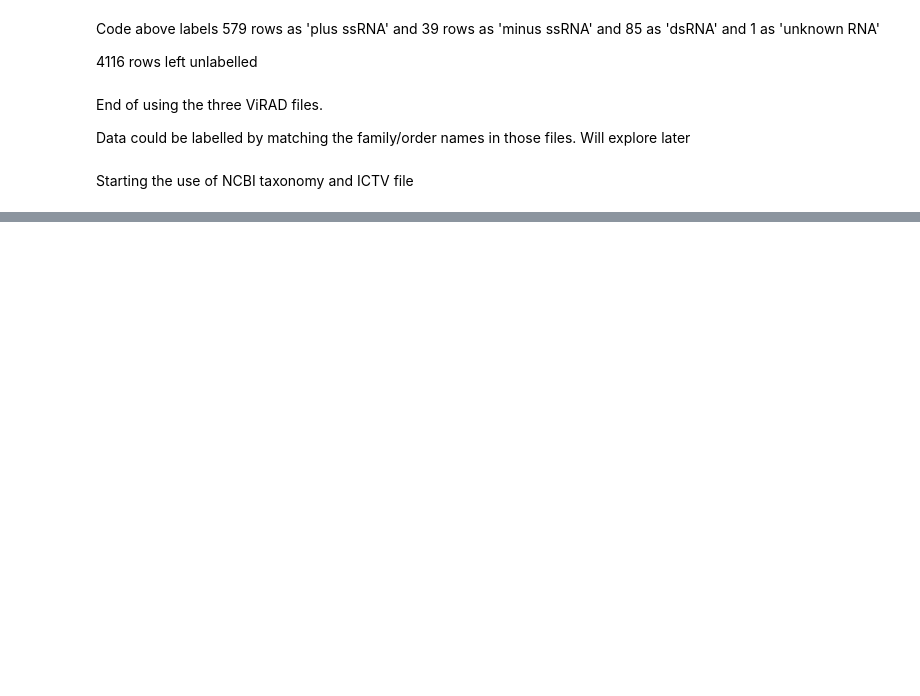
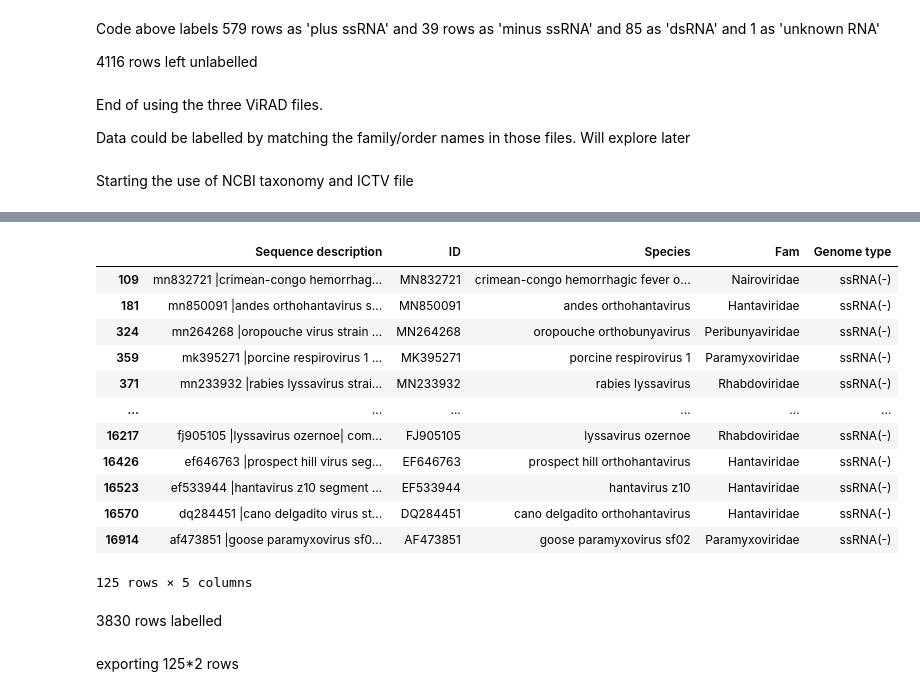
Before and after one commit to DeadlineWasYesterday/V-Classifier, a Jupyter notebook: vir test3.ipynb, the cells around one changed output, grey strips where cells are left out. Saved outputs shown, nothing was run; the diff lists cells and outputs as text; code cells hidden in the pictures; blank space fills up the shorter version.

```diff
--- a/vir test3.ipynb
+++ b/vir test3.ipynb
@@ -329,0 +262,29 @@ df3 = pd.merge(df3, df5, how = 'left', on = 'Fam')
+# %%
+df3 = df3.drop_duplicates(subset = 'Taxonomy name').reset_index(drop = True)
+df3['Taxonomy name'] = [x.lower() for x in df3['Taxonomy name'].to_list()]
+# %%
+dft = df3[['Taxonomy name', 'Fam', 'Genome type']].copy().reset_index(drop = True)
+# %%
+dft = dft.rename(columns = {'Taxonomy name' : 'Species'})
+# %%
+dft = pd.merge(df2, dft, on = 'Species', how= 'left')
+# %%
+dft.loc[dft['Genome type'] == 'ssRNA(-)']
+# %% [output]
+|  | Sequence description | ID | Species | Fam | Genome type |
+| 109 | mn832721 |crimean-congo hemorrhag... | MN832721 | crimean-congo hemorrhagic fever o... | Nairoviridae | ssRNA(-) |
+| 181 | mn850091 |andes orthohantavirus s... | MN850091 | andes orthohantavirus | Hantaviridae | ssRNA(-) |
+| 324 | mn264268 |oropouche virus strain ... | MN264268 | oropouche orthobunyavirus | Peribunyaviridae | ssRNA(-) |
+| 359 | mk395271 |porcine respirovirus 1 ... | MK395271 | porcine respirovirus 1 | Paramyxoviridae | ssRNA(-) |
+| 371 | mn233932 |rabies lyssavirus strai... | MN233932 | rabies lyssavirus | Rhabdoviridae | ssRNA(-) |
+| ... | ... | ... | ... | ... | ... |
+| 16217 | fj905105 |lyssavirus ozernoe| com... | FJ905105 | lyssavirus ozernoe | Rhabdoviridae | ssRNA(-) |
+| 16426 | ef646763 |prospect hill virus seg... | EF646763 | prospect hill orthohantavirus | Hantaviridae | ssRNA(-) |
+| 16523 | ef533944 |hantavirus z10 segment ... | EF533944 | hantavirus z10 | Hantaviridae | ssRNA(-) |
+| 16570 | dq284451 |cano delgadito virus st... | DQ284451 | cano delgadito orthohantavirus | Hantaviridae | ssRNA(-) |
+| 16914 | af473851 |goose paramyxovirus sf0... | AF473851 | goose paramyxovirus sf02 | Paramyxoviridae | ssRNA(-) |
+125 rows × 5 columns
+# %% [markdown]
+3830 rows labelled
+# %% [markdown]
+exporting 125*2 rows
```
Also changed, not shown: parts of 40 cells of this notebook, 21 other files.
